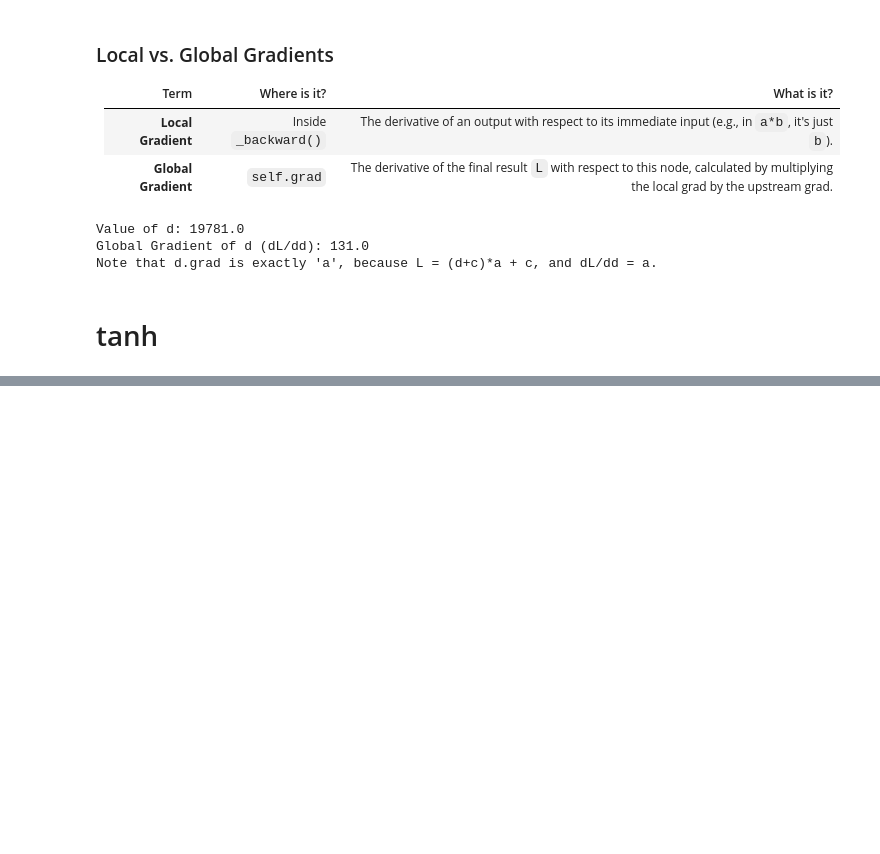
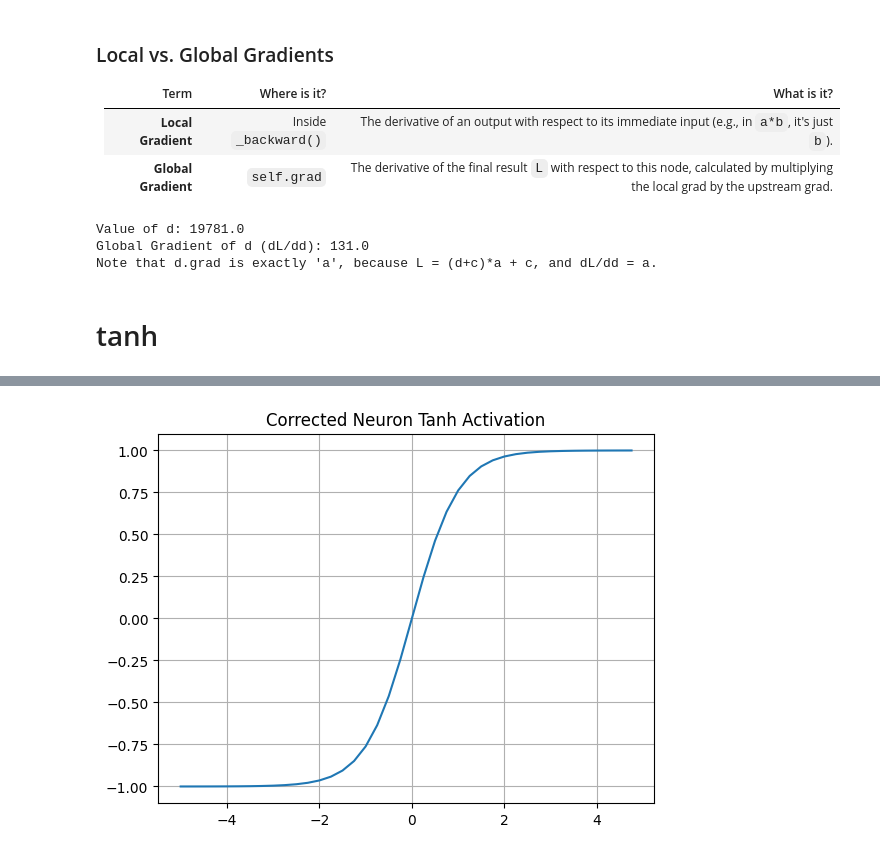
Before and after one commit to PradipBanik/Build_2026, a Jupyter notebook: standford.ipynb, the cells around one changed output, grey strips where cells are left out. Cells and saved outputs as stored; diff of their text form; code cells hidden in the pictures; blank space fills up the shorter version.

```diff
--- a/standford.ipynb
+++ b/standford.ipynb
@@ -123,3 +121,19 @@ class Value:
     self.grad = 1.0
     for node in reversed(topo):
       node._backward()
+
+a = Value(131, label='a')
+b = Value(151, label='b')
+c = Value(161, label='c')
+
+d = a*b; d.label = 'd'
+e = d+c; e.label = 'e'
+f = e*a; f.label = 'f'
+L = f+c; L.label = 'L'
+#(a*b+c)*a+c
+
+# Corrected attribute access from .prev to ._prev
+print(a.data, b.data, c.data, d.data, e.data, f.data, L.data)
+print(a._prev, b._prev, c._prev, d._prev, e._prev, f._prev, L._prev)
+print(a._op, b._op, c._op, d._op, e._op, f._op, L._op)
+print(a.label, b.label, c.label, d.label, e.label, f.label, L.label)
@@ -387,0 +484,15 @@ Note that d.grad is exactly 'a', because L = (d+c)*a + c, and dL/dd = a.
+# %%
+a = np.arange(-5, 5, 0.25)
+results = np.zeros_like(a)
+
+for idx, i in enumerate(a):
+    n = neuron(i)
+    res = n.tanh()
+    results[idx] = res.wt_data
+
+plt.plot(a, results)
+plt.title("Corrected Neuron Tanh Activation")
+plt.grid(True)
+plt.show()
+# %% [output]
+[figure, added]
```
Also changed, not shown: parts of 7 cells of this notebook.
